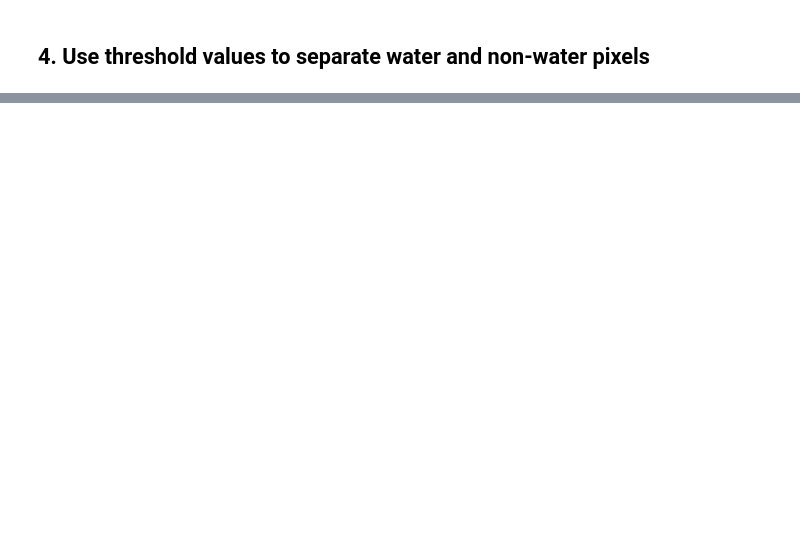
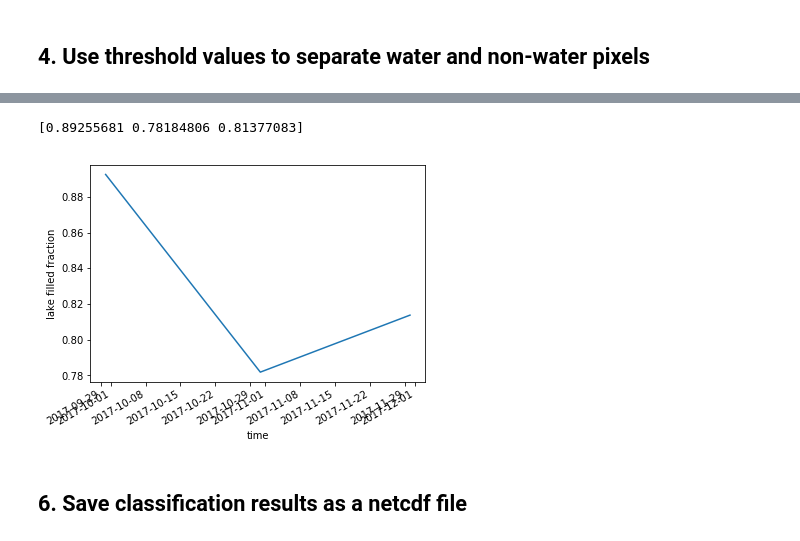
Before and after one commit to opendatacube/radar, a Jupyter notebook: example_applications/surface_water_extent/sentinel1_water_backsatter_thresholding.ipynb, the cells around one changed output, grey strips where cells are left out. Cells and saved outputs as stored; diff of their text form; code cells hidden in the pictures; blank space fills up the shorter version.

```diff
--- a/example_applications/surface_water_extent/sentinel1_water_backsatter_thresholding.ipynb
+++ b/example_applications/surface_water_extent/sentinel1_water_backsatter_thresholding.ipynb
@@ -299,3 +331,13 @@ axes[2].set_title('Sentinel-1 - Landsat');
+# %%
+# filled fractions
+water_fraction = monthly.where(clean.lake.isel(time=0)).water.groupby('time').mean().rename('lake filled fraction')
+print(water_fraction.values)
+water_fraction.plot();
+# %% [output]
+[0.89255681 0.78184806 0.81377083]
+[figure, added]
+# %% [markdown]
+## 6. Save classification results as a netcdf file <a name="save"></a>
 # %%
 # Save output to file
 import os
```
Also changed, not shown: parts of 11 cells of this notebook, 3 other files.
